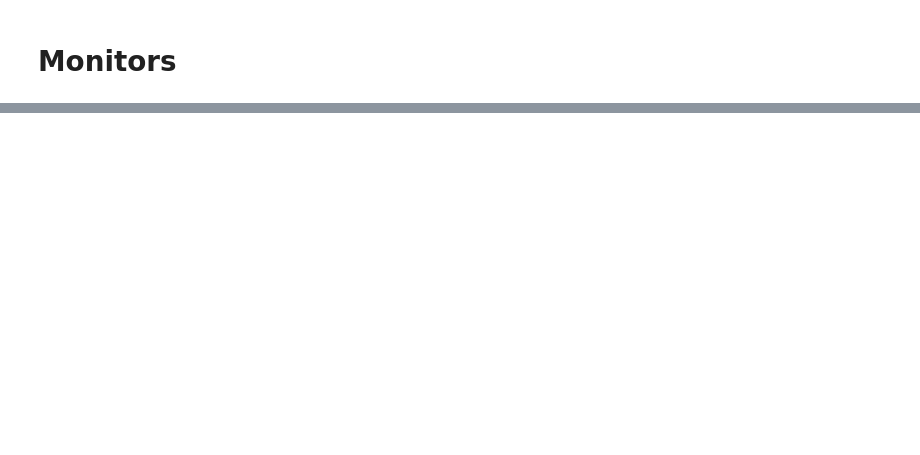
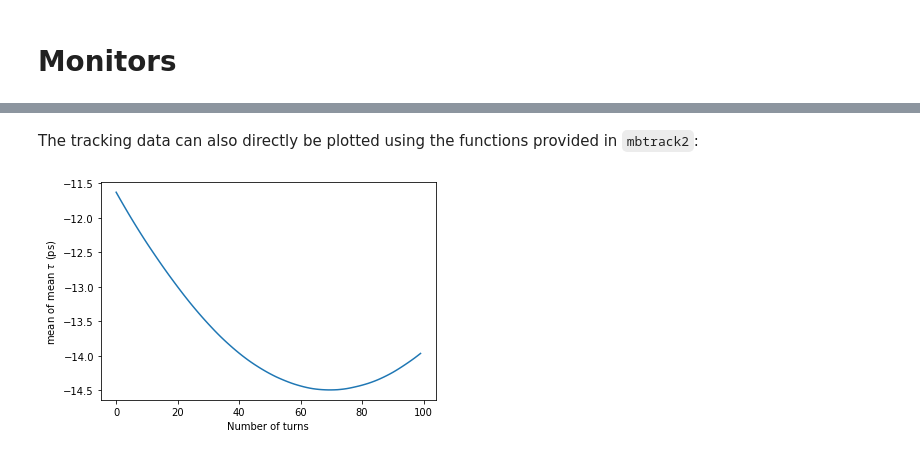
Before and after one commit to GamelinAl/mbtrack2_examples, a Jupyter notebook: mbtrack2_demo.ipynb, the cells around one changed output, grey strips where cells are left out. Drawn from its saved outputs; the diff is of its cells as text; code cells hidden in the pictures; blank space fills up the shorter version.

```diff
--- a/mbtrack2_demo.ipynb
+++ b/mbtrack2_demo.ipynb
@@ -500,0 +482,2 @@ with open("test.py", "w") as text_file:
+# %% [markdown]
+The tracking data can also directly be plotted using the functions provided in ``mbtrack2``:
@@ -500,0 +486,4 @@ with open("test.py", "w") as text_file:
+# %%
+fig = plot_beamdata("tracking.hdf5","mean","tau","mean")
+# %% [output]
+[figure, added]
```
Also changed, not shown: parts of 30 cells of this notebook.
